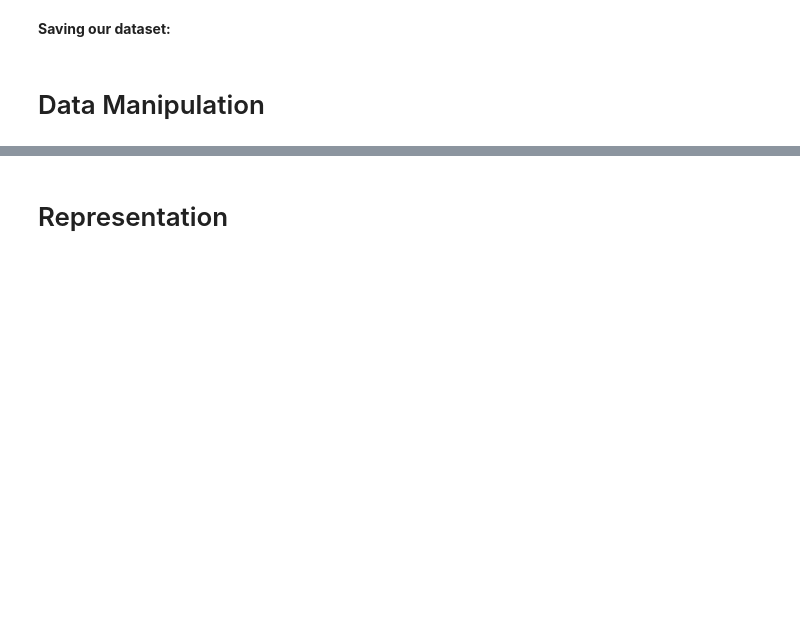
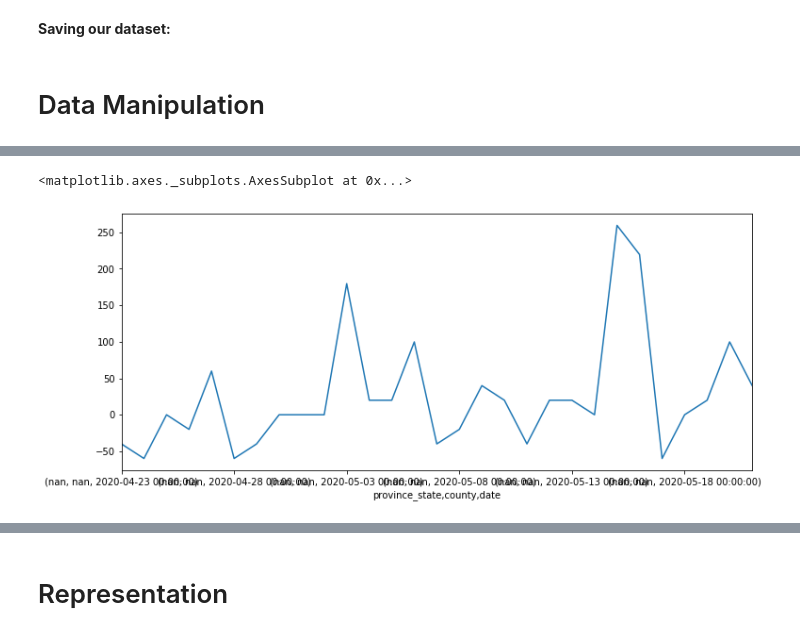
Before and after one commit to abtinkd/covid19, a Jupyter notebook: data-exploration.ipynb, the cells around one changed output, grey strips where cells are left out. Drawn from its saved outputs; the diff is of its cells as text; code cells hidden in the pictures; blank space fills up the shorter version.

```diff
--- a/data-exploration.ipynb
+++ b/data-exploration.ipynb
@@ -215,0 +221,12 @@ df.to_csv(f'datasets/{datetime.datetime.today().date()}_df.csv', index=True)
+# %%
+df = load_main_dataframe()
+# %%
+week = pd.Timedelta('7 days')
+day = pd.Timedelta('1 day')
+closing_date = df.index.levels[3].max()
+indicator_period = (closing_date - week, closing_date)
+predictor_period = (closing_date - 5 * week - day, closing_date - week - day)
+print('Predictor period:', predictor_period)
+print('Indicator period:', indicator_period)
+df_indicator = df.loc[idx[:,:,:, indicator_period[0]: indicator_period[1]], :].copy()
+df_predictor = df.loc[idx[:,:,:, predictor_period[0]: predictor_period[1]], :].copy()
@@ -215,0 +236,13 @@ df.to_csv(f'datasets/{datetime.datetime.today().date()}_df.csv', index=True)
+# %%
+%%time
+not_included = []
+for name , group in df_indicator.groupby(axis='index', level=[0,1,2]):
+    try:
+        df_predictor.loc[name, '_n_c_baseline'] = df_predictor.loc[name, 'new_confirmed'].median()
+        df_predictor.loc[name, '_n_d_baseline'] = df_predictor.loc[name, 'new_deaths'].median()
+        df_indicator.loc[name, '_n_c_baseline'] = df_indicator.loc[name, 'new_confirmed'].median()
+        df_indicator.loc[name, '_n_d_baseline'] = df_indicator.loc[name, 'new_deaths'].median()
+        count_names += 1
+    except:
+        not_included.append(name)
+print('Number of locations missing in df_predictor:', len(not_included))
@@ -215,0 +252,13 @@ df.to_csv(f'datasets/{datetime.datetime.today().date()}_df.csv', index=True)
+# %%
+df_predictor['_new_death_change_rate'] = (
+    (df_predictor['new_deaths'] - df_predictor['_n_d_baseline']) / (df_predictor['_n_d_baseline'] + 1.01))
+df_indicator['_new_death_change_rate'] = (
+    (df_indicator['new_deaths'] - df_indicator['_n_d_baseline']) / (df_indicator['_n_d_baseline'] + 1.01))
+df_predictor['_new_confirmed_change_rate'] = (
+    (df_predictor['new_confirmed'] - df_predictor['_n_c_baseline']) / (df_predictor['_n_c_baseline'] + 1.01))
+df_indicator['_new_confirmed_change_rate'] = (
+    (df_indicator['new_confirmed'] - df_indicator['_n_c_baseline']) / (df_indicator['_n_c_baseline'] + 1.01))
+df_predictor[['_new_confirmed_change_rate', '_new_death_change_rate']] = (100 *
+    df_predictor[['_new_confirmed_change_rate', '_new_death_change_rate']]).round(3)
+df_indicator[['_new_confirmed_change_rate', '_new_death_change_rate']] = (100 *
+    df_indicator[['_new_confirmed_change_rate', '_new_death_change_rate']].round(3))
@@ -215,0 +283,5 @@ df.to_csv(f'datasets/{datetime.datetime.today().date()}_df.csv', index=True)
+# %%
+df_predictor.loc[idx['Afghanistan'], '_new_death_change_rate'].plot(figsize=(12, 5))
+# %% [output]
+<matplotlib.axes._subplots.AxesSubplot at 0x...>
+[figure, added]
```
Also changed, not shown: parts of 24 cells of this notebook.
